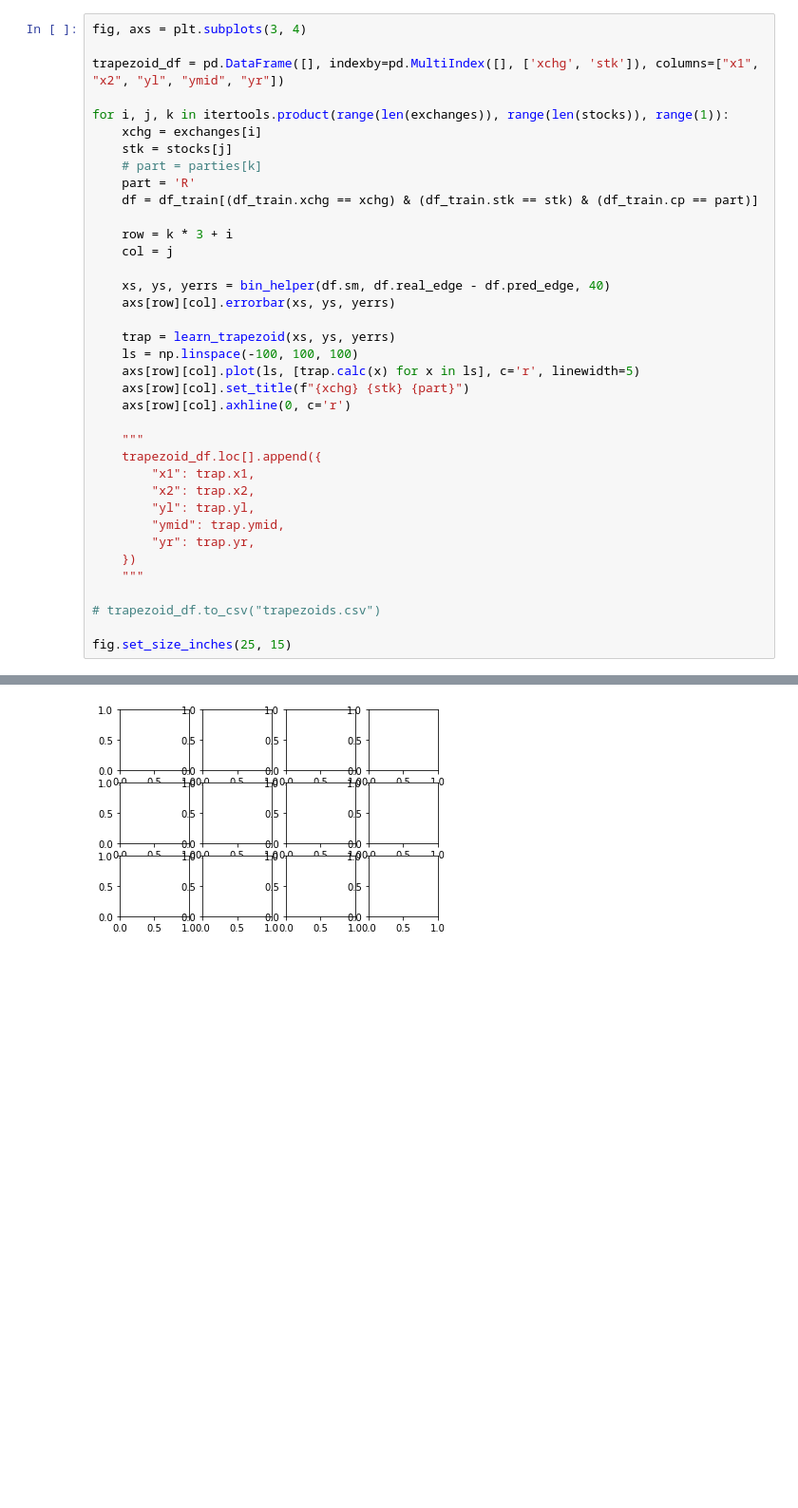
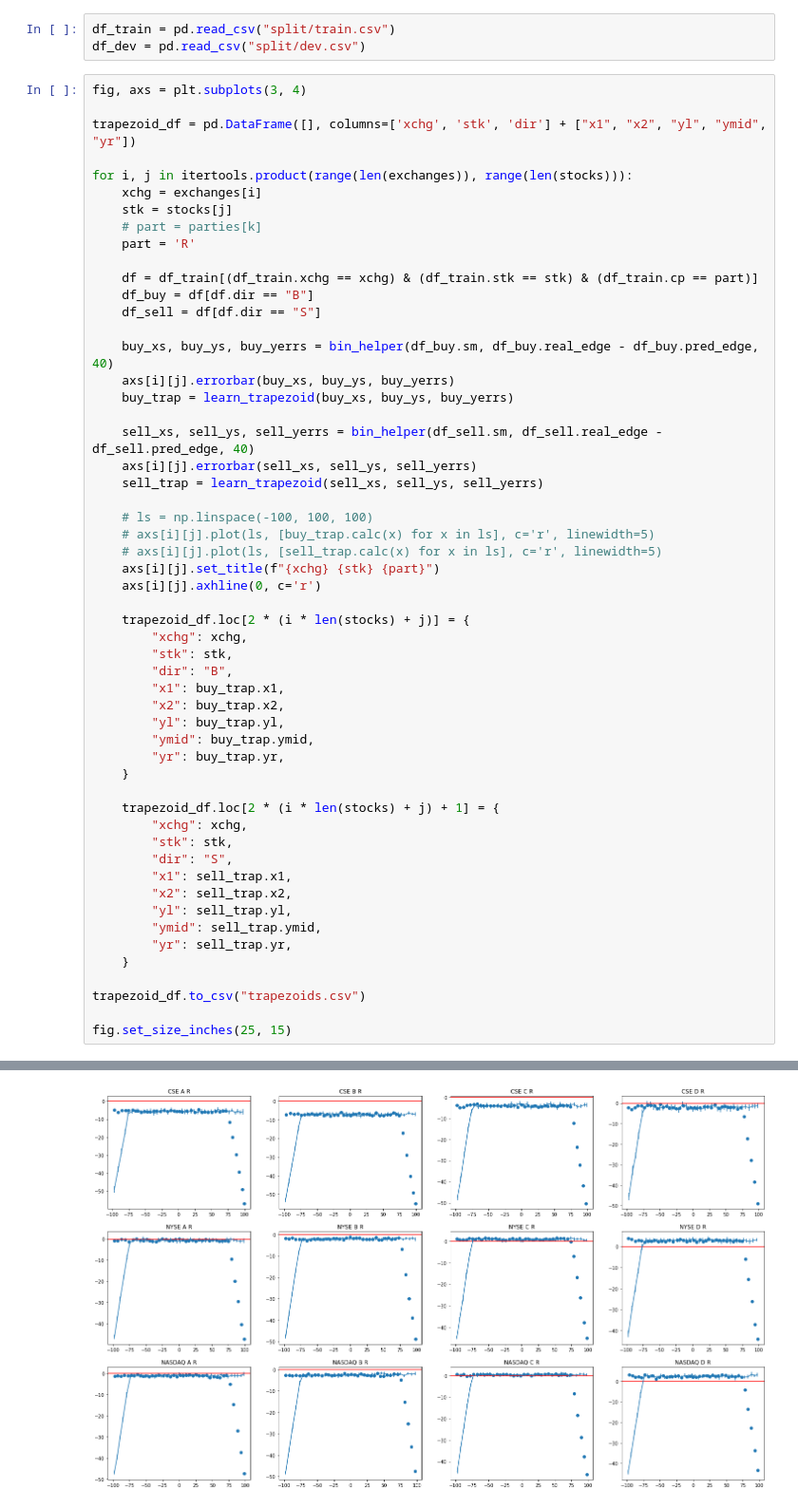
Before and after one commit to kobortor/BerkeleyAlgo, a Jupyter notebook: Retail.ipynb, the cells around one changed output, grey strips where cells are left out. Shown: that part at 95% size. Cells and saved outputs as stored; diff of their text form; blank space fills up the shorter version.

```diff
--- a/Retail.ipynb
+++ b/Retail.ipynb
@@ -20,38 +11,58 @@ df_dev = df_all[~train_split]
+# %%
+df_train = pd.read_csv("split/train.csv")
+df_dev = pd.read_csv("split/dev.csv")
 # %%
 fig, axs = plt.subplots(3, 4)
 
-trapezoid_df = pd.DataFrame([], indexby=pd.MultiIndex([], ['xchg', 'stk']), columns=["x1", "x2", "yl", "ymid", "yr"])
+trapezoid_df = pd.DataFrame([], columns=['xchg', 'stk', 'dir'] + ["x1", "x2", "yl", "ymid", "yr"])
 
-for i, j, k in itertools.product(range(len(exchanges)), range(len(stocks)), range(1)):
+for i, j in itertools.product(range(len(exchanges)), range(len(stocks))):
     xchg = exchanges[i]
     stk = stocks[j]
     # part = parties[k]
     part = 'R'
+
     df = df_train[(df_train.xchg == xchg) & (df_train.stk == stk) & (df_train.cp == part)]
+    df_buy = df[df.dir == "B"]
+    df_sell = df[df.dir == "S"]
 
-    row = k * 3 + i
-    col = j
+    buy_xs, buy_ys, buy_yerrs = bin_helper(df_buy.sm, df_buy.real_edge - df_buy.pred_edge, 40)
+    axs[i][j].errorbar(buy_xs, buy_ys, buy_yerrs)
+    buy_trap = learn_trapezoid(buy_xs, buy_ys, buy_yerrs)
 
-    xs, ys, yerrs = bin_helper(df.sm, df.real_edge - df.pred_edge, 40)
-    axs[row][col].errorbar(xs, ys, yerrs)
+    sell_xs, sell_ys, sell_yerrs = bin_helper(df_sell.sm, df_sell.real_edge - df_sell.pred_edge, 40)
+    axs[i][j].errorbar(sell_xs, sell_ys, sell_yerrs)
+    sell_trap = learn_trapezoid(sell_xs, sell_ys, sell_yerrs)
 
-    trap = learn_trapezoid(xs, ys, yerrs)
-    ls = np.linspace(-100, 100, 100)
-    axs[row][col].plot(ls, [trap.calc(x) for x in ls], c='r', linewidth=5)
-    axs[row][col].set_title(f"{xchg} {stk} {part}")
-    axs[row][col].axhline(0, c='r')
+    # ls = np.linspace(-100, 100, 100)
+    # axs[i][j].plot(ls, [buy_trap.calc(x) for x in ls], c='r', linewidth=5)
+    # axs[i][j].plot(ls, [sell_trap.calc(x) for x in ls], c='r', linewidth=5)
+    axs[i][j].set_title(f"{xchg} {stk} {part}")
+    axs[i][j].axhline(0, c='r')
 
-    """
-    trapezoid_df.loc[].append({
-        "x1": trap.x1,
-        "x2": trap.x2,
-        "yl": trap.yl,
-        "ymid": trap.ymid,
-        "yr": trap.yr,
-    })
-    """
+    trapezoid_df.loc[2 * (i * len(stocks) + j)] = {
+        "xchg": xchg,
+        "stk": stk,
+        "dir": "B",
+        "x1": buy_trap.x1,
+        "x2": buy_trap.x2,
+        "yl": buy_trap.yl,
+        "ymid": buy_trap.ymid,
+        "yr": buy_trap.yr,
+    }
 
-# trapezoid_df.to_csv("trapezoids.csv")
+    trapezoid_df.loc[2 * (i * len(stocks) + j) + 1] = {
+        "xchg": xchg,
+        "stk": stk,
+        "dir": "S",
+        "x1": sell_trap.x1,
+        "x2": sell_trap.x2,
+        "yl": sell_trap.yl,
+        "ymid": sell_trap.ymid,
+        "yr": sell_trap.yr,
+    }
+
+trapezoid_df.to_csv("trapezoids.csv")
 
 fig.set_size_inches(25, 15)
 # %% [output]
@@ -59 +69 @@ TypeError: Field elements must be 2- or 3-tuples, got ''xchg''
-[figure, old version]
+[figure, new version]
```
Also changed, not shown: parts of 6 cells of this notebook, 23 other files.
